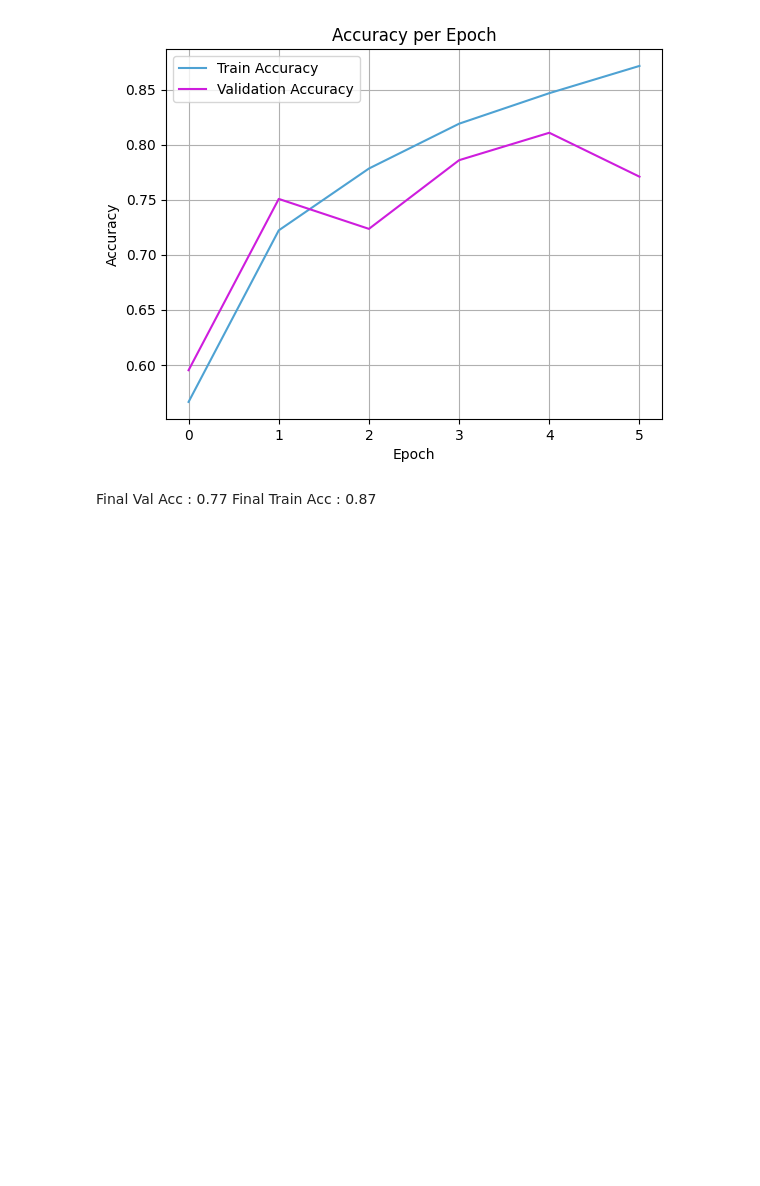
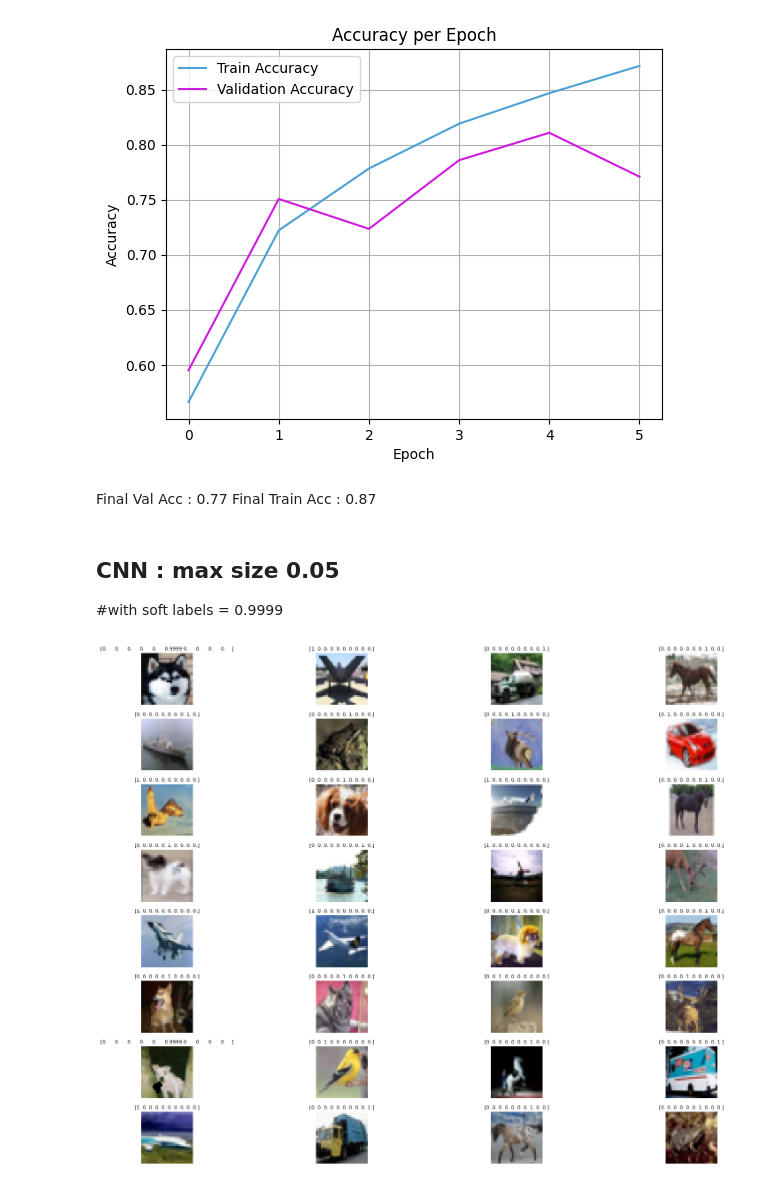
Before and after one commit to sienkozuzanna/cutout-augmentation, a Jupyter notebook: Attempts_2/CIFAIR10/CNN_polygon.ipynb, the cells around one changed output. Cells and saved outputs as stored; diff of their text form; code cells hidden in the pictures; blank space fills up the shorter version.

Commit message:
cifar10 soft labels 0.9999 polygon

```diff
--- a/Attempts_2/CIFAIR10/CNN_polygon.ipynb
+++ b/Attempts_2/CIFAIR10/CNN_polygon.ipynb
@@ -578,3 +580,36 @@ Final Validation Accuracy: 0.7709
 # %% [markdown]
 Final Val Acc : 0.77 </br>
 Final Train Acc : 0.87
+# %% [markdown]
+## CNN : max size 0.05
+#with soft labels = 0.9999
+# %%
+polygon_5 = PolygonCutout(max_size_ratio=0.2)
+generator = AugmentedCIFAR10Generator(X_train, Y_train, batch_size=32, shuffle=True, augmentor= polygon_5, augment_fraction=0.2, overwrite=False, soft_label=True)
+
+batch_x, batch_y = generator[0]
+
+def denormalize(x):
+    x = x.copy()
+    x = np.clip(x * 255.0, 0, 255)
+    return x.astype(np.uint8)
+
+n = len(batch_x)
+cols = 4
+rows = n//cols + int(n%cols != 0)
+
+fig, axes = plt.subplots(rows, cols, figsize=(18, 12))
+if rows == 1 or cols == 1:
+    axes = np.expand_dims(axes, axis=0)
+for i in range(len(batch_x)):
+    row = i // cols
+    col = i % cols
+    ax = axes[row, col]
+    ax.imshow(denormalize(batch_x[i]))
+
+    ax.set_title(batch_y[i], fontsize=8)
+    ax.axis('off')
+
+plt.tight_layout()
+# %% [output]
+[figure, added]
```
Also changed, not shown: parts of 8 cells of this notebook, 3 other files.
